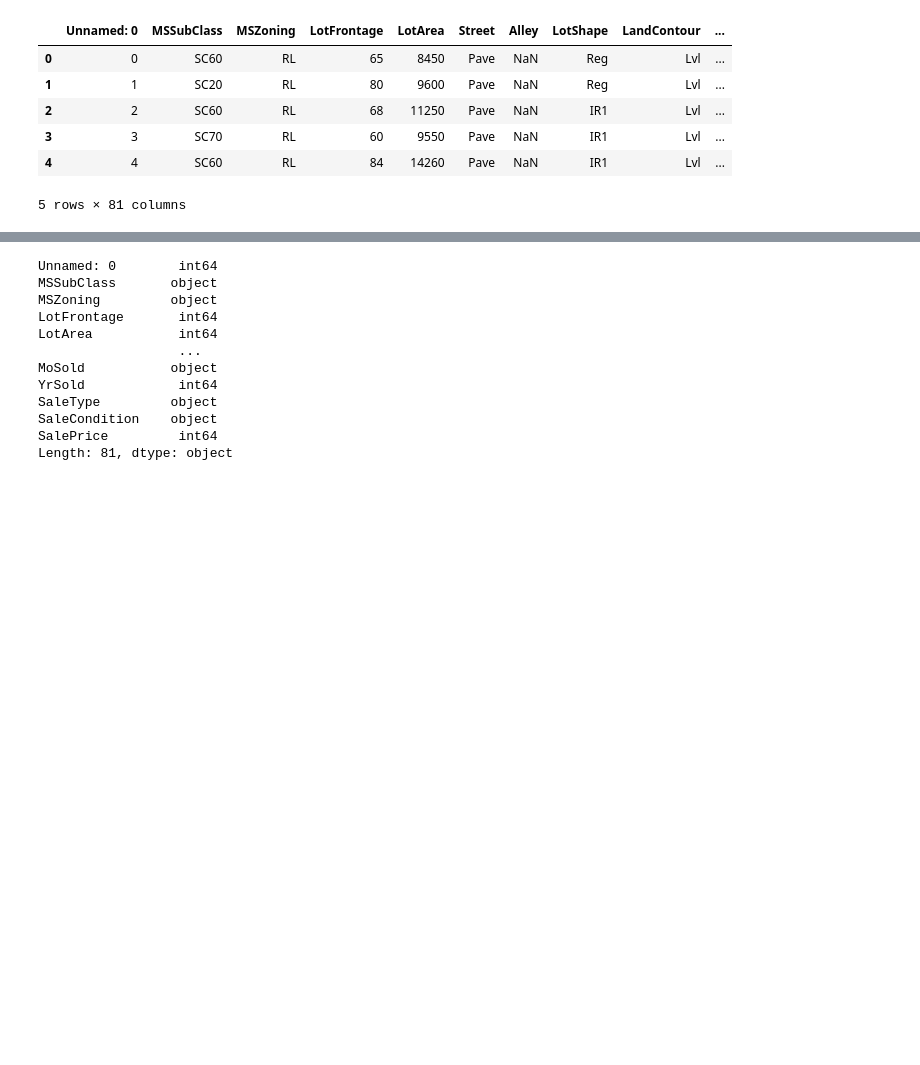
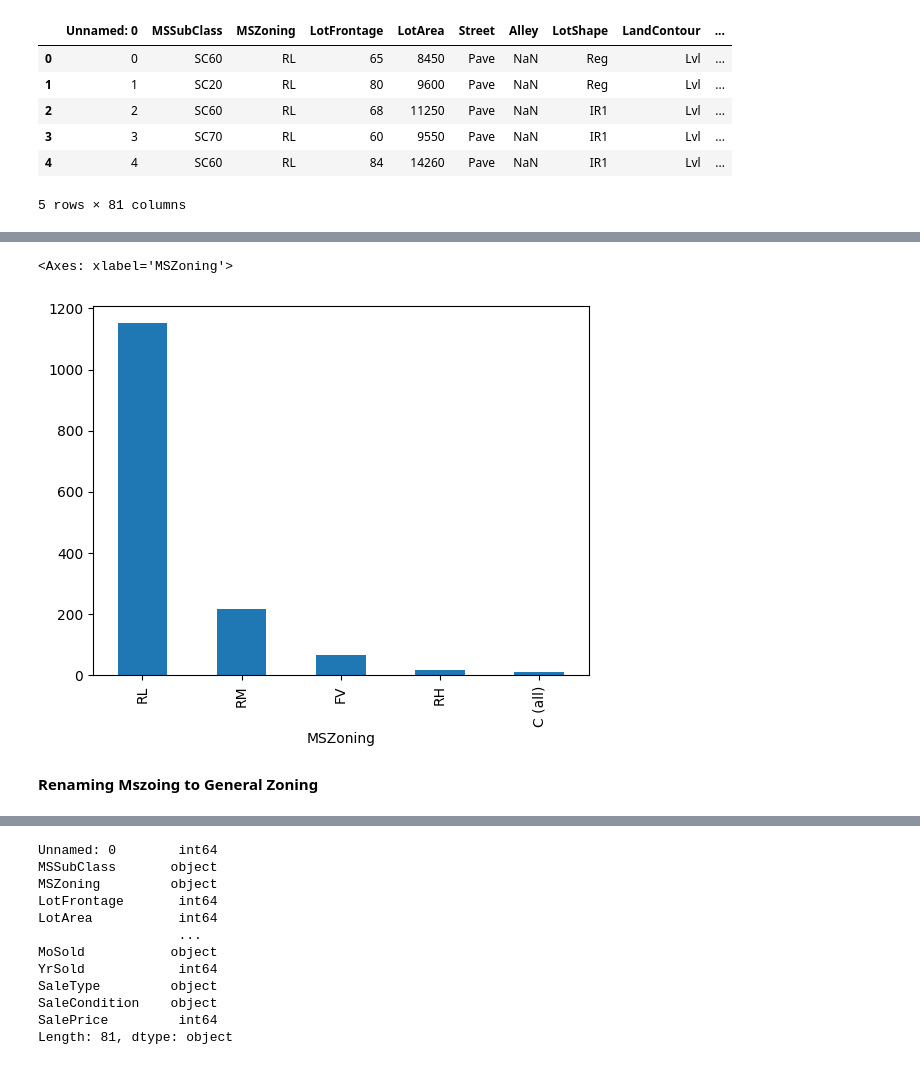
Before and after one commit to Deb052024/Data-Visualization, a Jupyter notebook: Real_Estate_House_Price.ipynb, the cells around one changed output, grey strips where cells are left out. Drawn from its saved outputs; the diff is of its cells as text; code cells hidden in the pictures; blank space fills up the shorter version.

```diff
--- a/Real_Estate_House_Price.ipynb
+++ b/Real_Estate_House_Price.ipynb
@@ -104,0 +262,5 @@ df.head()
+# %%
+df['MSZoning'].value_counts().plot(kind='bar')
+# %% [output]
+<Axes: xlabel='MSZoning'>
+[figure, added]
@@ -104,0 +269,2 @@ df.head()
+# %% [markdown]
+**Renaming Mszoing to General Zoning**
```
Also changed, not shown: parts of 98 cells of this notebook.
